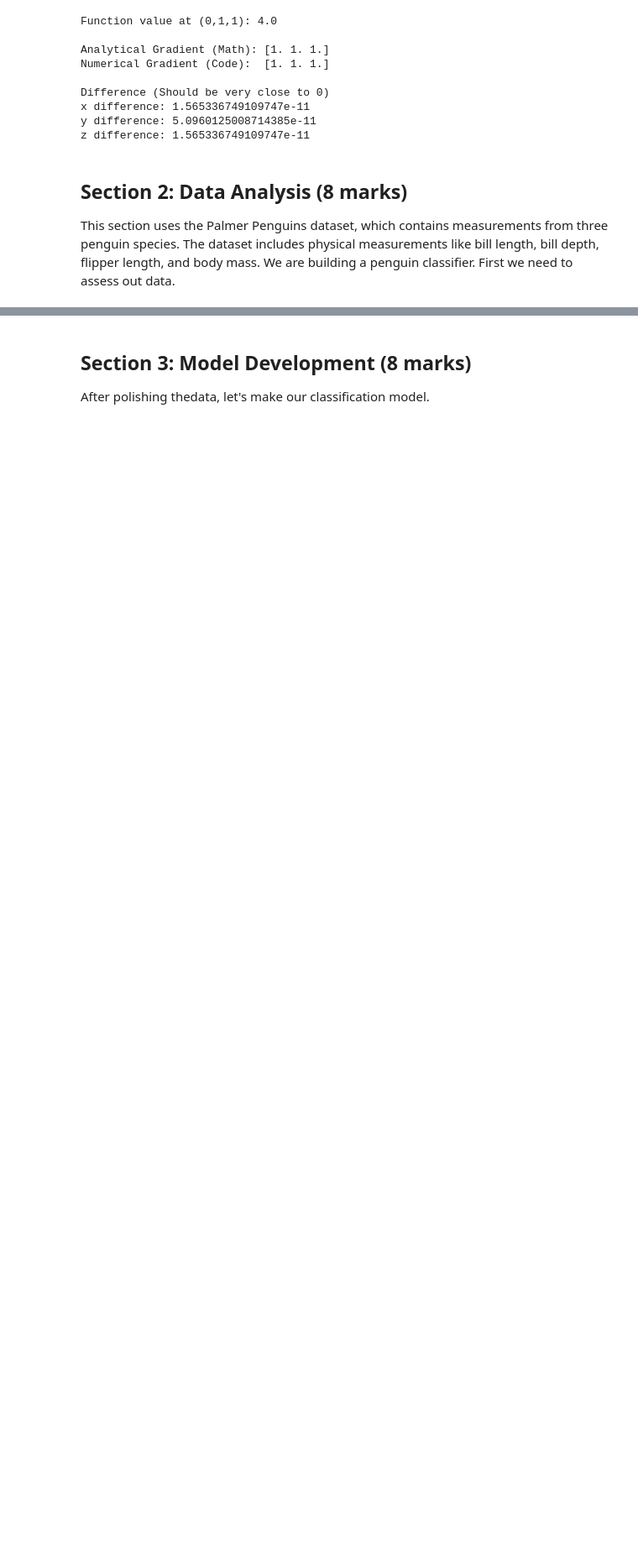
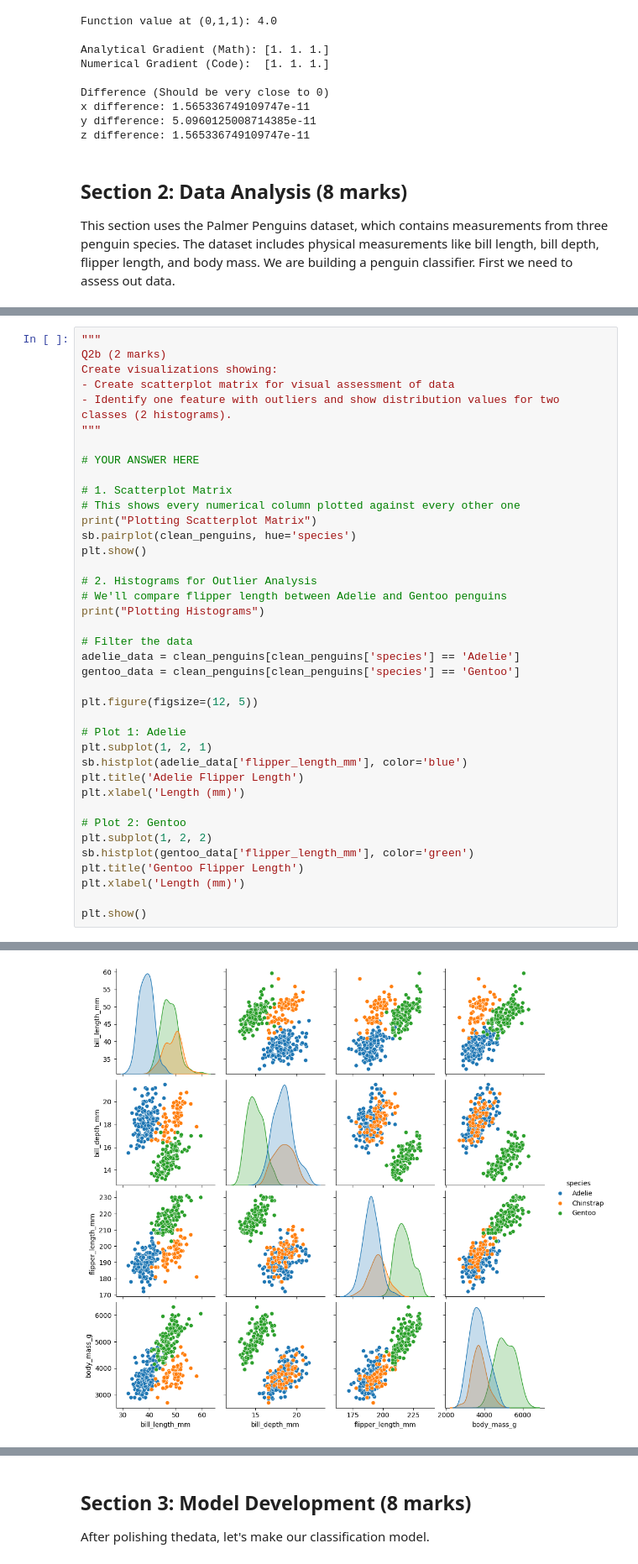
Before and after one commit to AbdullahSoboh/SYSC4415, a Jupyter notebook: W2026/Assignments/A1/SYSC4415_W26_A1.ipynb, the cells around one changed output, grey strips where cells are left out. Shown at 84% size. Cells and saved outputs as stored; diff of their text form; blank space fills up the shorter version.

```diff
--- a/W2026/Assignments/A1/SYSC4415_W26_A1.ipynb
+++ b/W2026/Assignments/A1/SYSC4415_W26_A1.ipynb
@@ -302,0 +284,40 @@ Analyze class distribution and discuss implications for model training:
+# %%
+"""
+Q2b (2 marks)
+Create visualizations showing:
+- Create scatterplot matrix for visual assessment of data
+- Identify one feature with outliers and show distribution values for two classes (2 histograms).
+"""
+
+# YOUR ANSWER HERE
+
+# 1. Scatterplot Matrix
+# This shows every numerical column plotted against every other one
+print("Plotting Scatterplot Matrix")
+sb.pairplot(clean_penguins, hue='species')
+plt.show()
+
+# 2. Histograms for Outlier Analysis
+# We'll compare flipper length between Adelie and Gentoo penguins
+print("Plotting Histograms")
+
+# Filter the data
+adelie_data = clean_penguins[clean_penguins['species'] == 'Adelie']
+gentoo_data = clean_penguins[clean_penguins['species'] == 'Gentoo']
+
+plt.figure(figsize=(12, 5))
+
+# Plot 1: Adelie
+plt.subplot(1, 2, 1)
+sb.histplot(adelie_data['flipper_length_mm'], color='blue')
+plt.title('Adelie Flipper Length')
+plt.xlabel('Length (mm)')
+
+# Plot 2: Gentoo
+plt.subplot(1, 2, 2)
+sb.histplot(gentoo_data['flipper_length_mm'], color='green')
+plt.title('Gentoo Flipper Length')
+plt.xlabel('Length (mm)')
+
+plt.show()
+# %% [output]
@@ -302,0 +325 @@ Analyze class distribution and discuss implications for model training:
+[figure, added]
```
Also changed, not shown: parts of 9 cells of this notebook.
